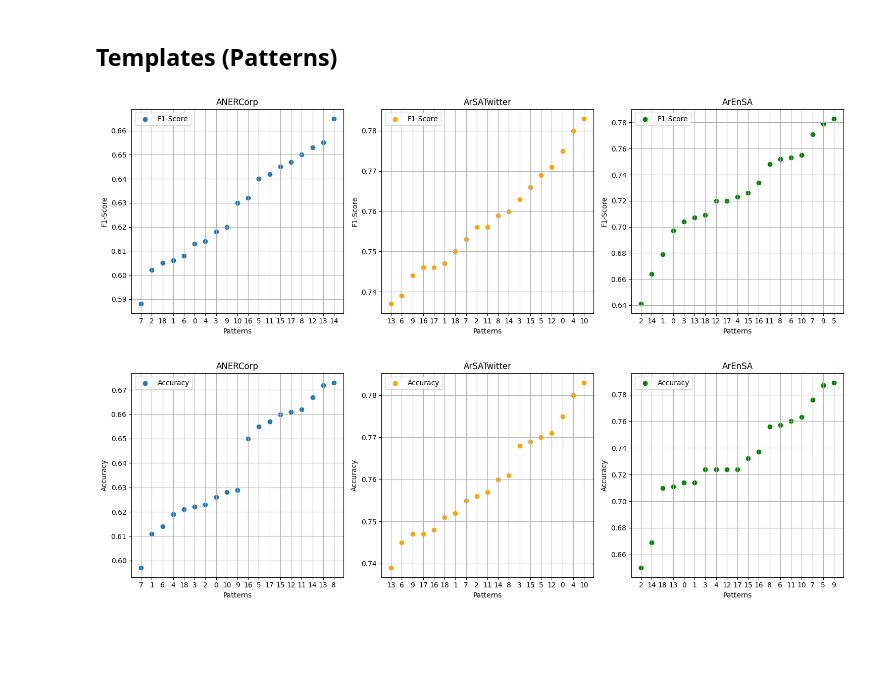
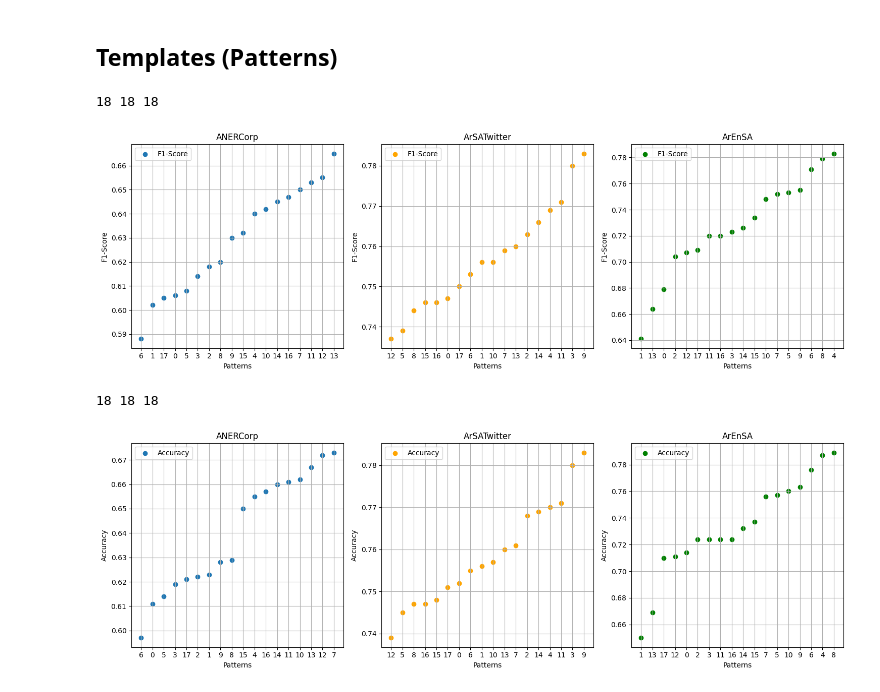
Before and after one commit to moeyad7/Thesis_Data, a Jupyter notebook: thesis-plots.ipynb, the cells around one changed output. Saved outputs shown, nothing was run; the diff lists cells and outputs as text; code cells hidden in the pictures; blank space fills up the shorter version.

```diff
--- a/thesis-plots.ipynb
+++ b/thesis-plots.ipynb
@@ -1179,11 +1179,12 @@ plt.show()
 # %%
 import matplotlib.pyplot as plt
 
-ANERCorp_F1 = [0.613, 0.606, 0.602, 0.618, 0.614, 0.640, 0.608, 0.588, 0.650, 0.620, 0.630, 0.642, 0.653, 0.655, 0.665, 0.645, 0.632, 0.647, 0.605]
-ArSATwitter_F1 = [0.775, 0.747, 0.756, 0.763, 0.780, 0.769, 0.739, 0.753, 0.759, 0.744, 0.783, 0.756, 0.771, 0.737, 0.760, 0.766, 0.746, 0.746, 0.750]
-ArEnSA_F1 = [0.697, 0.679, 0.641, 0.704, 0.723, 0.783, 0.753, 0.771, 0.752, 0.779, 0.755, 0.748, 0.720, 0.707, 0.664, 0.726, 0.734, 0.720, 0.709]
+ANERCorp_F1 = [0.606, 0.602, 0.618, 0.614, 0.640, 0.608, 0.588, 0.650, 0.620, 0.630, 0.642, 0.653, 0.655, 0.665, 0.645, 0.632, 0.647, 0.605]
+ArSATwitter_F1 = [0.747, 0.756, 0.763, 0.780, 0.769, 0.739, 0.753, 0.759, 0.744, 0.783, 0.756, 0.771, 0.737, 0.760, 0.766, 0.746, 0.746, 0.750]
+ArEnSA_F1 = [0.679, 0.641, 0.704, 0.723, 0.783, 0.753, 0.771, 0.752, 0.779, 0.755, 0.748, 0.720, 0.707, 0.664, 0.726, 0.734, 0.720, 0.709]
 
-patterns = [0, 1, 2, 3, 4, 5, 6, 7, 8, 9, 10, 11, 12, 13, 14, 15, 16, 17,18]
+
+patterns = [0, 1, 2, 3, 4, 5, 6, 7, 8, 9, 10, 11, 12, 13, 14, 15, 16, 17]
 
 
 ANERCorp_sorted_indices = list(zip(ANERCorp_F1, patterns))
@@ -1212,42 +1213,43 @@ plt.ylabel('F1-Score')
 plt.xticks(range(len(ANERCorp_patterns_sorted)), ANERCorp_patterns_sorted)
 plt.legend()
 plt.grid(True)
 
 # Subplot for ArSATwitter_F1
 plt.subplot(1, 3, 2)
 plt.scatter(range(len(ArSATwitter_patterns_sorted)), ArSATwitter_F1_sorted, label='F1-Score',c='orange')
 plt.title('ArSATwitter')
 plt.xlabel('Patterns')
 plt.ylabel('F1-Score')
 plt.xticks(range(len(ArSATwitter_patterns_sorted)), ArSATwitter_patterns_sorted)
 plt.legend()
 plt.grid(True)
 
 # Subplot for ArEnSA_F1
 plt.subplot(1, 3, 3)
 plt.scatter(range(len(ArEnSA__patterns_sorted)), ArEnSA_F1_sorted, label='F1-Score',c='green')
 plt.title('ArEnSA')
 plt.xlabel('Patterns')
 plt.ylabel('F1-Score')
 plt.xticks(range(len(ArEnSA__patterns_sorted)), ArEnSA__patterns_sorted)
 plt.legend()
 plt.grid(True)
 
 # Adjust layout to prevent overlapping
 plt.tight_layout()
 
 # Show the plots
 plt.show()
 # %% [output]
+18 18 18
-[figure, old version]
+[figure, new version]
 # %%
 import matplotlib.pyplot as plt
 
-ANERCorp_Acc = [0.626, 0.611, 0.623, 0.622, 0.619, 0.655, 0.614, 0.597, 0.673, 0.629, 0.628, 0.662, 0.661, 0.672, 0.667, 0.660, 0.650, 0.657, 0.621]
-ArSATwitter_Acc = [0.775, 0.752, 0.756, 0.768, 0.780, 0.770, 0.745, 0.755, 0.761, 0.747, 0.783, 0.757, 0.771, 0.739, 0.760, 0.769, 0.748, 0.747, 0.751]
-ArEnSA_Acc = [0.714, 0.714, 0.650, 0.724, 0.724, 0.787, 0.757, 0.776, 0.756, 0.789, 0.763, 0.760, 0.724, 0.711, 0.669, 0.732, 0.737, 0.724, 0.710]
+ANERCorp_Acc = [0.611, 0.623, 0.622, 0.619, 0.655, 0.614, 0.597, 0.673, 0.629, 0.628, 0.662, 0.661, 0.672, 0.667, 0.660, 0.650, 0.657, 0.621]
+ArSATwitter_Acc = [0.752, 0.756, 0.768, 0.780, 0.770, 0.745, 0.755, 0.761, 0.747, 0.783, 0.757, 0.771, 0.739, 0.760, 0.769, 0.748, 0.747, 0.751]
+ArEnSA_Acc = [0.714, 0.650, 0.724, 0.724, 0.787, 0.757, 0.776, 0.756, 0.789, 0.763, 0.760, 0.724, 0.711, 0.669, 0.732, 0.737, 0.724, 0.710]
 
-patterns = [0, 1, 2, 3, 4, 5, 6, 7, 8, 9, 10, 11, 12, 13, 14, 15, 16, 17,18]
+patterns = [0, 1, 2, 3, 4, 5, 6, 7, 8, 9, 10, 11, 12, 13, 14, 15, 16, 17]
 
 
 ANERCorp_sorted_indices = list(zip(ANERCorp_Acc, patterns))
@@ -1303,4 +1305,5 @@ plt.tight_layout()
 # Show the plots
 plt.show()
 # %% [output]
+18 18 18
-[figure, old version]
+[figure, new version]
```
